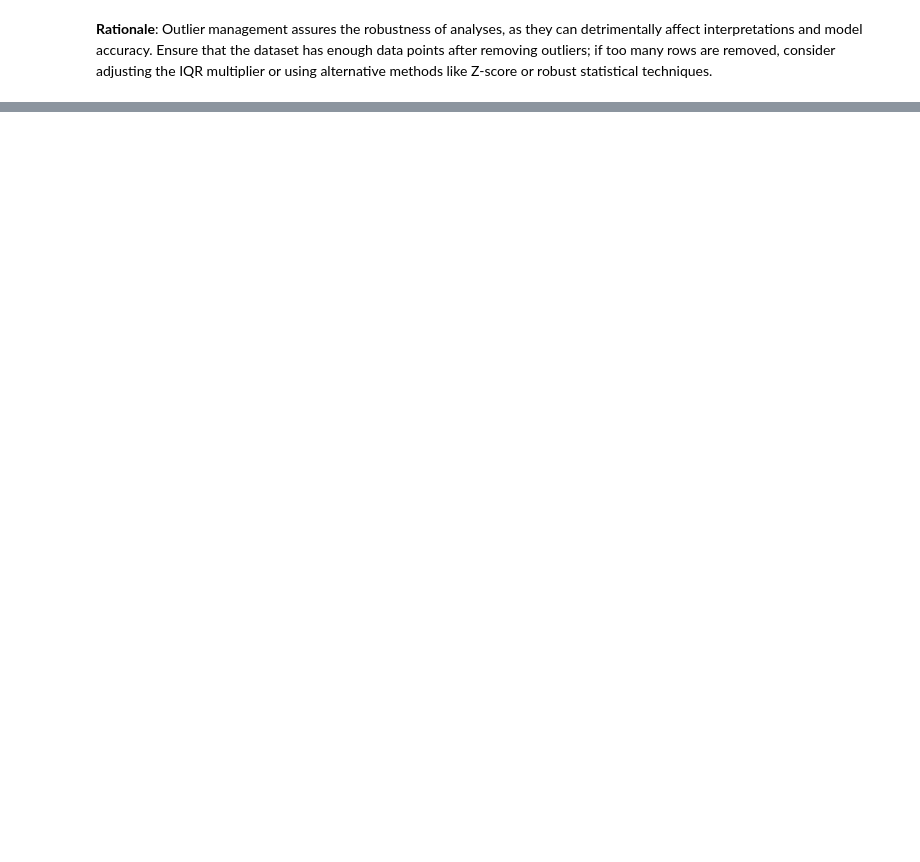
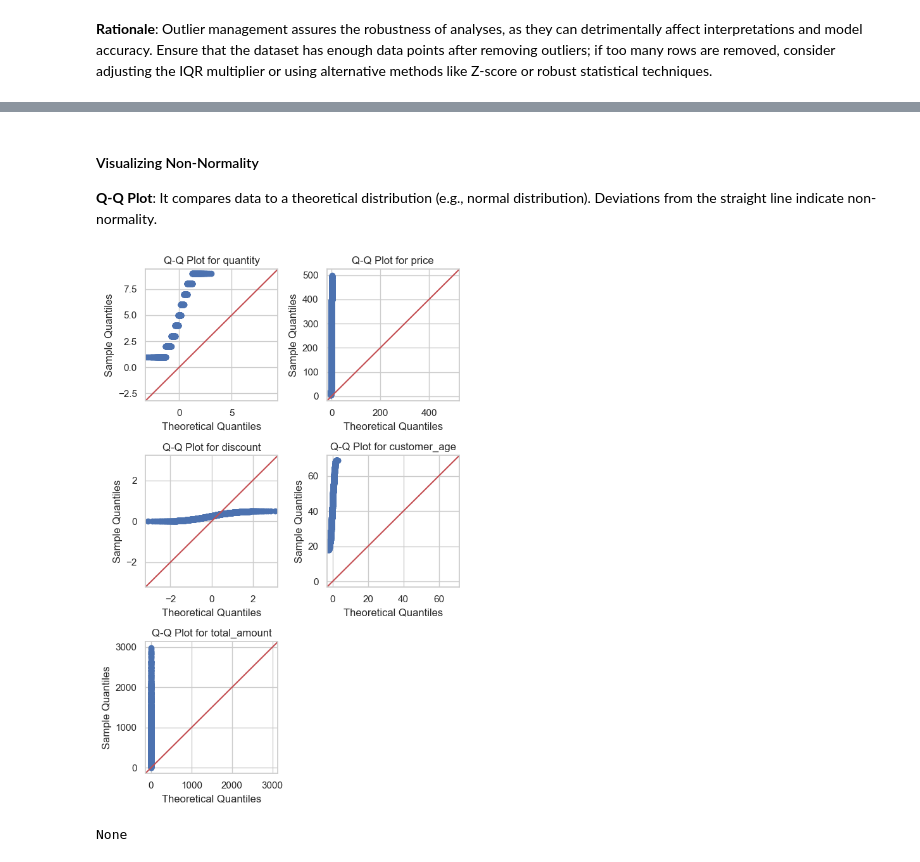
Before and after one commit to arnelimperial/greenergy, a Jupyter notebook: sales.ipynb, the cells around one changed output, grey strips where cells are left out. Saved outputs shown, nothing was run; the diff lists cells and outputs as text; code cells hidden in the pictures; blank space fills up the shorter version.

````diff
--- a/sales.ipynb
+++ b/sales.ipynb
@@ -225,3 +219,7 @@ original_df = original_df.drop_duplicates()
 ```
 
 **Rationale**: By eliminating duplicates, data clarity is enhanced, allowing for more accurate insights from analyses.
+# %%
+# remove duplicate rows
+original_df = original_df.drop_duplicates()
+# Rationale: By eliminating duplicates, data clarity is enhanced, allowing for more accurate insights from analyses.
@@ -251,7 +254,7 @@ plt.figure(figsize=(7, nrows * 3))  # Adjust height based on the number of rows
 # Create boxplots for each selected column
 for i, column in enumerate(cols_to_process):
     plt.subplot(nrows, ncols, i + 1)  # Adjusts the number of rows and columns for subplots
-    sns.boxplot(data=computed_df, y=column)
+    sns.boxplot(data=original_df, y=column)
     plt.title(f'Boxplot of {column}')
     plt.tight_layout()  # Adjust layout to prevent overlap
 
@@ -329,8 +332,8 @@ def remove_outliers_iqr(df, numeric_columns):
     # Cleaned DataFrame without outliers is returned
     return df_filtered
 
-computed_df = remove_outliers_iqr(computed_df, cols_to_process)
+original_df = remove_outliers_iqr(original_df, cols_to_process)
 
 # Caveat: must run this function several times to remove the outlier completely
 
-outlier_counts = count_outliers_iqr(computed_df, cols_to_process)
+outlier_counts = count_outliers_iqr(original_df, cols_to_process)
@@ -359,0 +375,6 @@ computed_df.shape
+# %%
+# Sample size calculation
+sampled_df = original_df.sample(n=1000, random_state=42)  # random_state is optional for reproducibility
+
+# Updating the sampled DF of numeric columns of selected columns
+filtered_numeric_sampled_df = sampled_df[filtered_numeric_columns]
@@ -359,0 +453,35 @@ computed_df.shape
+# %% [markdown]
+#### Visualizing Non-Normality
+
+**Q-Q Plot**: It compares data to a theoretical distribution (e.g., normal distribution). Deviations from the straight line indicate non-normality.
+# %%
+def qqplot(df):
+    variables = df.columns
+    # Calculate the number of rows needed
+    n_vars = len(variables)
+    n_cols = 2
+    n_rows = (n_vars + n_cols - 1) // n_cols
+
+    # Create a figure with subplots
+    fig, axes = plt.subplots(n_rows, n_cols, figsize=(6, n_rows * 3))
+
+    # Flatten the axes array for easy iteration
+    axes = axes.flatten()
+
+    # Plot Q-Q plots for each variable
+    for i, var in enumerate(variables):
+        sm.qqplot(filtered_numeric_sampled_df[var], line='45', ax=axes[i])
+        axes[i].set_title(f'Q-Q Plot for {var}')
+
+    # Remove any empty subplots
+    for j in range(i + 1, len(axes)):
+        fig.delaxes(axes[j])
+
+    # Adjust layout
+    plt.tight_layout()
+    plt.show()
+
+print(qqplot(filtered_numeric_sampled_df))
+# %% [output]
+[figure, added]
+None
````
Also changed, not shown: parts of 72 cells of this notebook, 1 other file.
